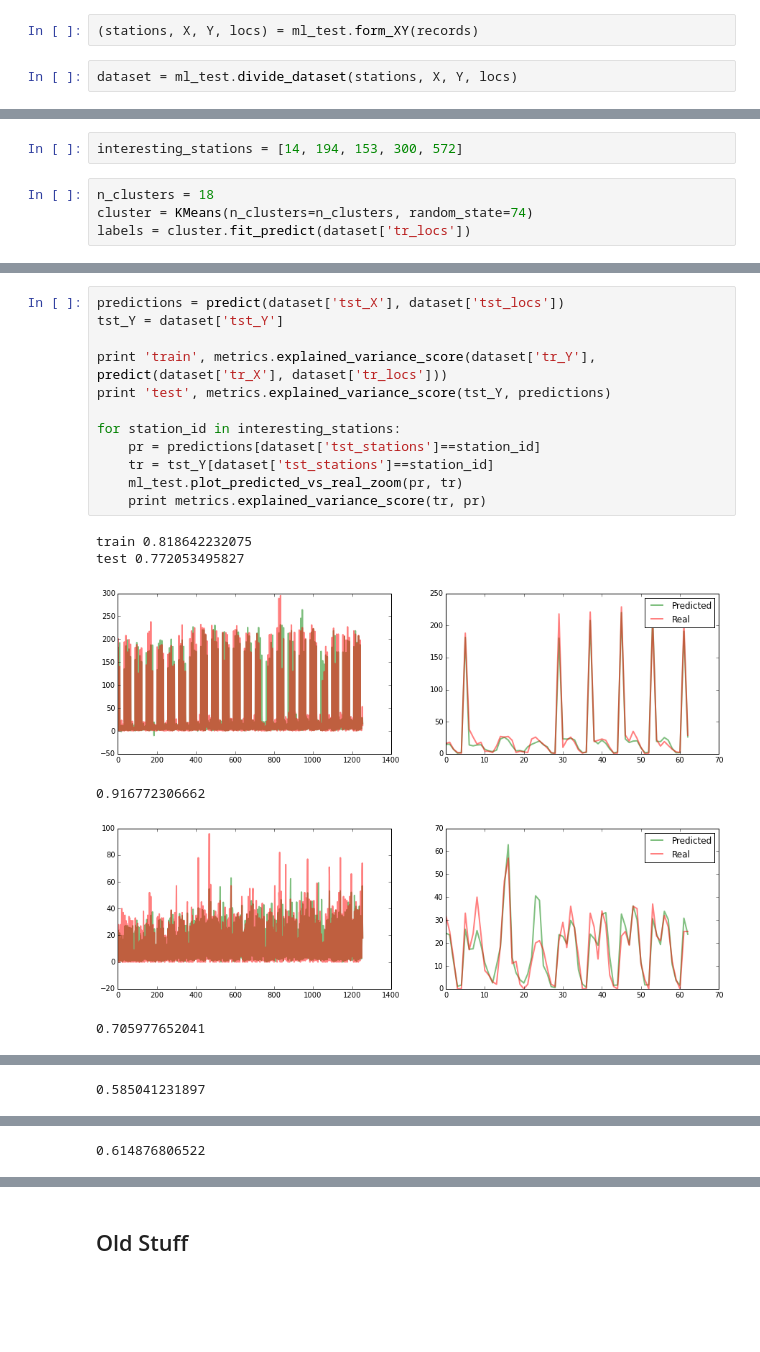
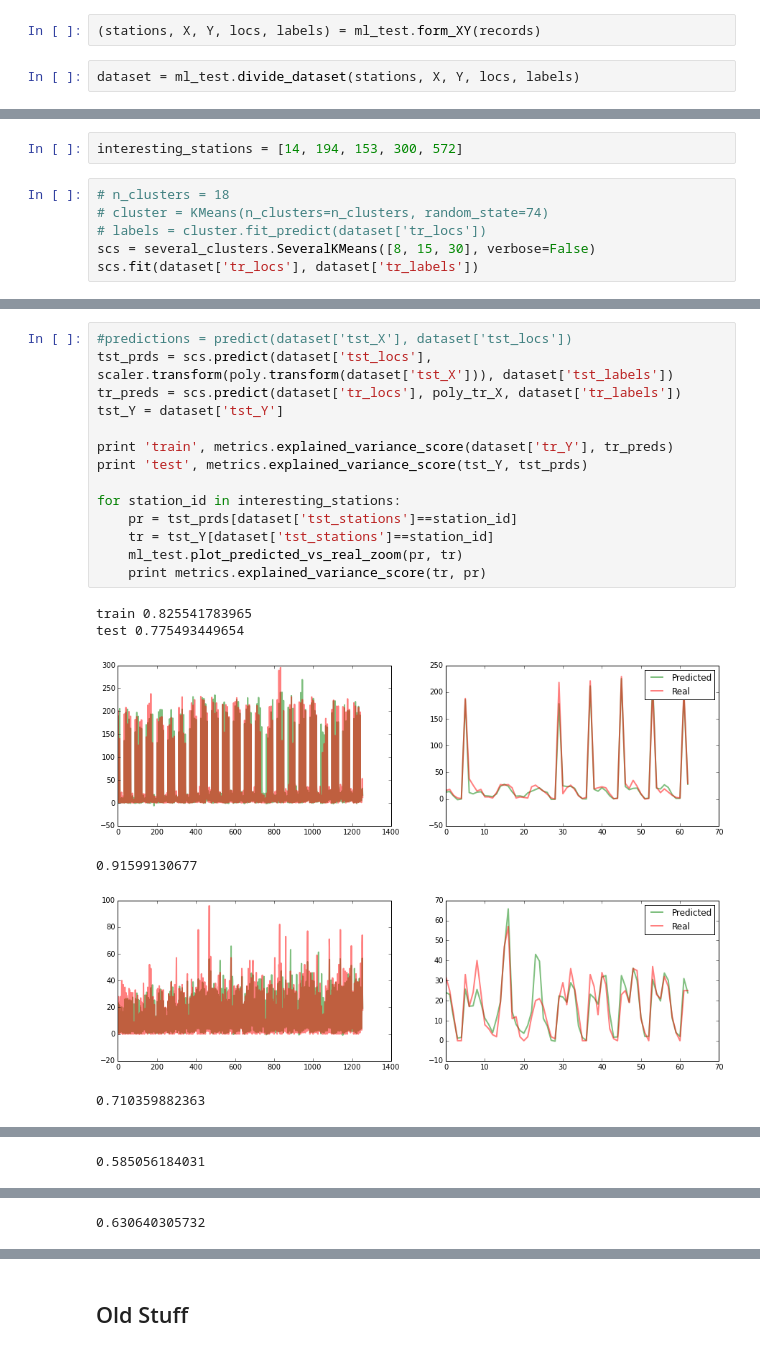
Before and after one commit to cs229-bike-prediction/bike-prediction, a Jupyter notebook: scikit experiments.ipynb, the cells around one changed output, grey strips where cells are left out. Drawn from its saved outputs; the diff is of its cells as text; blank space fills up the shorter version.

```diff
--- a/scikit experiments.ipynb
+++ b/scikit experiments.ipynb
@@ -23,6 +24,6 @@ The autoreload extension is already loaded. To reload it, use:
 # %%
 records = ml_test.load_records('XY8_3H.csv')
 # %%
-(stations, X, Y, locs) = ml_test.form_XY(records)
+(stations, X, Y, locs, labels) = ml_test.form_XY(records)
 # %%
-dataset = ml_test.divide_dataset(stations, X, Y, locs)
+dataset = ml_test.divide_dataset(stations, X, Y, locs, labels)
@@ -29,6 +35,8 @@ dataset = ml_test.divide_dataset(stations, X, Y, locs)
 # %%
 interesting_stations = [14, 194, 153, 300, 572]
 # %%
-n_clusters = 18
-cluster = KMeans(n_clusters=n_clusters, random_state=74)
-labels = cluster.fit_predict(dataset['tr_locs'])
+# n_clusters = 18
+# cluster = KMeans(n_clusters=n_clusters, random_state=74)
+# labels = cluster.fit_predict(dataset['tr_locs'])
+scs = several_clusters.SeveralKMeans([8, 15, 30], verbose=False)
+scs.fit(dataset['tr_locs'], dataset['tr_labels'])
@@ -74,19 +61,21 @@ def predict(X, locs):
 # %%
-predictions = predict(dataset['tst_X'], dataset['tst_locs'])
+#predictions = predict(dataset['tst_X'], dataset['tst_locs'])
+tst_prds = scs.predict(dataset['tst_locs'], scaler.transform(poly.transform(dataset['tst_X'])), dataset['tst_labels'])
+tr_preds = scs.predict(dataset['tr_locs'], poly_tr_X, dataset['tr_labels'])
 tst_Y = dataset['tst_Y']
 
-print 'train', metrics.explained_variance_score(dataset['tr_Y'], predict(dataset['tr_X'], dataset['tr_locs']))
-print 'test', metrics.explained_variance_score(tst_Y, predictions)
+print 'train', metrics.explained_variance_score(dataset['tr_Y'], tr_preds)
+print 'test', metrics.explained_variance_score(tst_Y, tst_prds)
 
 for station_id in interesting_stations:
-    pr = predictions[dataset['tst_stations']==station_id]
+    pr = tst_prds[dataset['tst_stations']==station_id]
     tr = tst_Y[dataset['tst_stations']==station_id]
     ml_test.plot_predicted_vs_real_zoom(pr, tr)
     print metrics.explained_variance_score(tr, pr)
 # %% [output]
-train 0.818642232075
-test 0.772053495827
+train 0.825541783965
+test 0.775493449654
-[figure, old version]
+[figure, new version]
-0.916772306662
+0.91599130677
-[figure, old version]
+[figure, new version]
-0.705977652041
+0.710359882363
@@ -94 +83 @@ test 0.772053495827
-0.585041231897
+0.585056184031
@@ -96 +85 @@ test 0.772053495827
-0.614876806522
+0.630640305732
```
Also changed, not shown: parts of 8 cells of this notebook, 3 other files.
